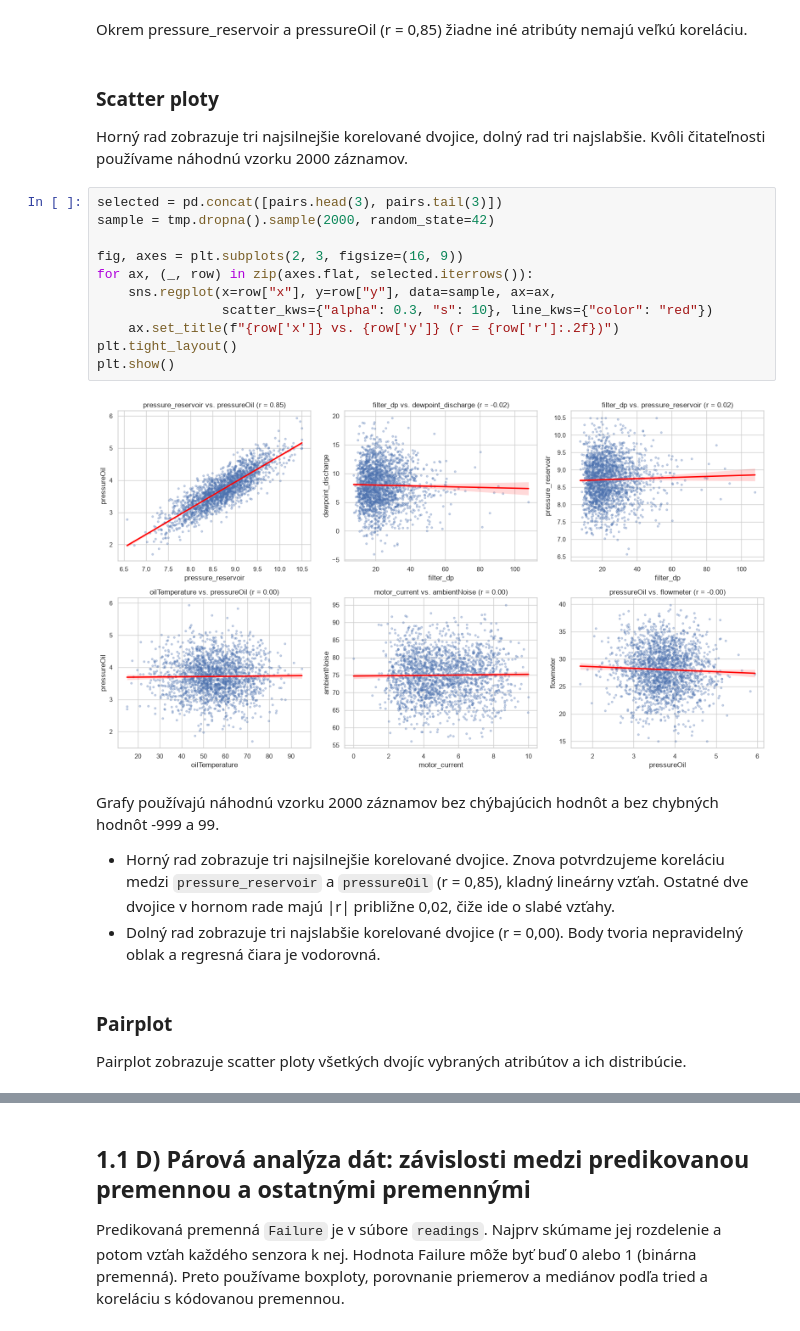
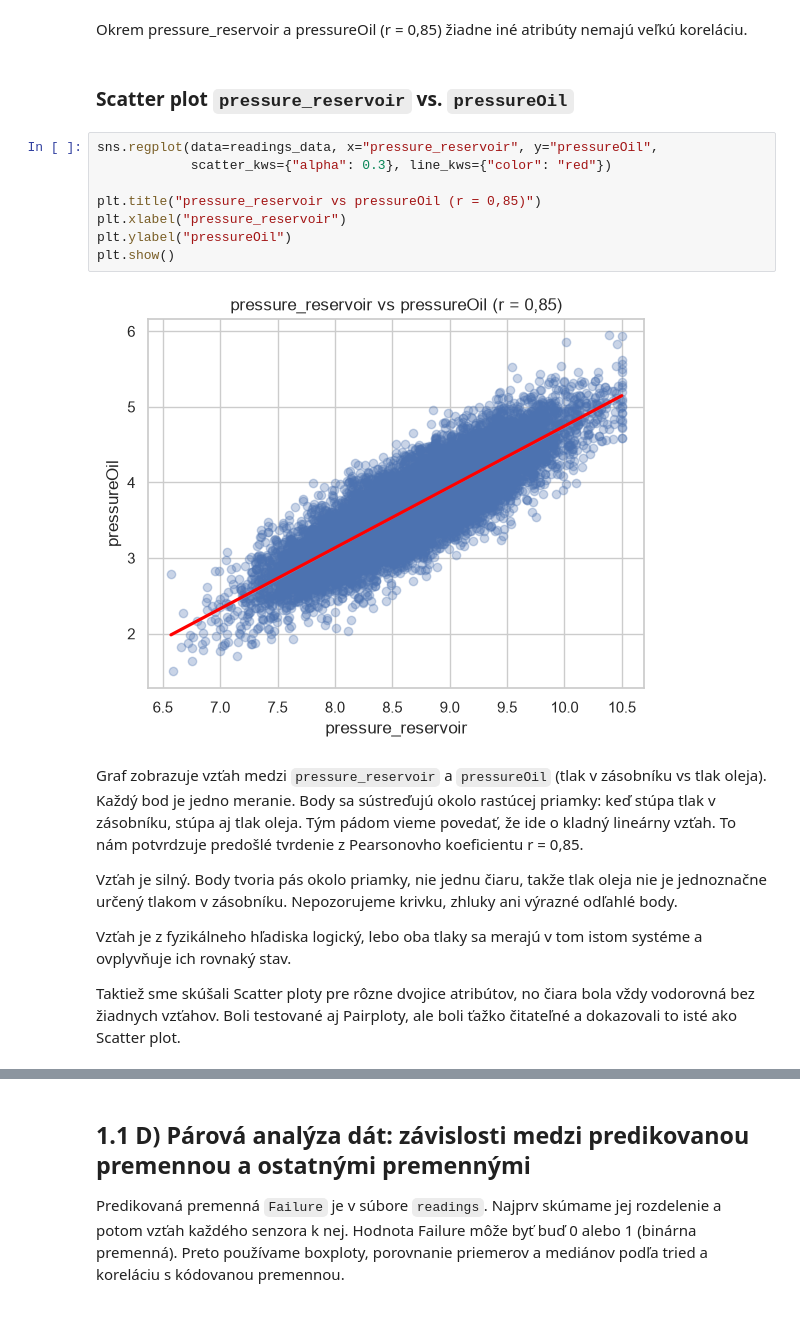
Before and after one commit to kavonada/IAU_zadanie, a Jupyter notebook: projekt.ipynb, the cells around one changed output, grey strips where cells are left out. Saved outputs shown, nothing was run; the diff lists cells and outputs as text.

```diff
--- a/projekt.ipynb
+++ b/projekt.ipynb
@@ -333,25 +349,22 @@ Top 5 najslabších párov:
 # %% [markdown]
 Okrem pressure_reservoir a pressureOil (r = 0,85) žiadne iné atribúty nemajú veľkú koreláciu.
 # %% [markdown]
-### Scatter ploty
-Horný rad zobrazuje tri najsilnejšie korelované dvojice, dolný rad tri najslabšie. Kvôli čitateľnosti používame náhodnú vzorku 2000 záznamov.
+### Scatter plot `pressure_reservoir` vs. `pressureOil`
 # %%
-selected = pd.concat([pairs.head(3), pairs.tail(3)])
-sample = tmp.dropna().sample(2000, random_state=42)
+sns.regplot(data=readings_data, x="pressure_reservoir", y="pressureOil",
+            scatter_kws={"alpha": 0.3}, line_kws={"color": "red"})
 
-fig, axes = plt.subplots(2, 3, figsize=(16, 9))
-for ax, (_, row) in zip(axes.flat, selected.iterrows()):
-    sns.regplot(x=row["x"], y=row["y"], data=sample, ax=ax,
-                scatter_kws={"alpha": 0.3, "s": 10}, line_kws={"color": "red"})
-    ax.set_title(f"{row['x']} vs. {row['y']} (r = {row['r']:.2f})")
-plt.tight_layout()
+plt.title("pressure_reservoir vs pressureOil (r = 0,85)")
+plt.xlabel("pressure_reservoir")
+plt.ylabel("pressureOil")
 plt.show()
 # %% [output]
-[figure, old version]
+[figure, new version]
 # %% [markdown]
-Grafy používajú náhodnú vzorku 2000 záznamov bez chýbajúcich hodnôt a bez chybných hodnôt -999 a 99.
-- Horný rad zobrazuje tri najsilnejšie korelované dvojice. Znova potvrdzujeme koreláciu medzi `pressure_reservoir` a `pressureOil` (r = 0,85), kladný lineárny vzťah. Ostatné dve dvojice v hornom rade majú |r| približne 0,02, čiže ide o slabé vzťahy.
-- Dolný rad zobrazuje tri najslabšie korelované dvojice (r = 0,00). Body tvoria nepravidelný oblak a regresná čiara je vodorovná.
+Graf zobrazuje vzťah medzi `pressure_reservoir` a `pressureOil` (tlak v zásobníku vs tlak oleja). Každý bod je jedno meranie. Body sa sústreďujú okolo rastúcej priamky: keď stúpa tlak v zásobníku, stúpa aj tlak oleja. Tým pádom vieme povedať, že ide o kladný lineárny vzťah. To nám potvrdzuje predošlé tvrdenie z Pearsonovho koeficientu r = 0,85.
+
+Vzťah je silný. Body tvoria pás okolo priamky, nie jednu čiaru, takže tlak oleja nie je jednoznačne určený tlakom v zásobníku. Nepozorujeme krivku, zhluky ani výrazné odľahlé body.
+
+Vzťah je z fyzikálneho hľadiska logický, lebo oba tlaky sa merajú v tom istom systéme a ovplyvňuje ich rovnaký stav.
+
+Taktiež sme skúšali Scatter ploty pre rôzne dvojice atribútov, no čiara bola vždy vodorovná bez žiadnych vzťahov. Boli testované aj Pairploty, ale boli ťažko čitateľné a dokazovali to isté ako Scatter plot.
-# %% [markdown]
-### Pairplot
-Pairplot zobrazuje scatter ploty všetkých dvojíc vybraných atribútov a ich distribúcie.
```
Also changed, not shown: parts of 30 cells of this notebook.
